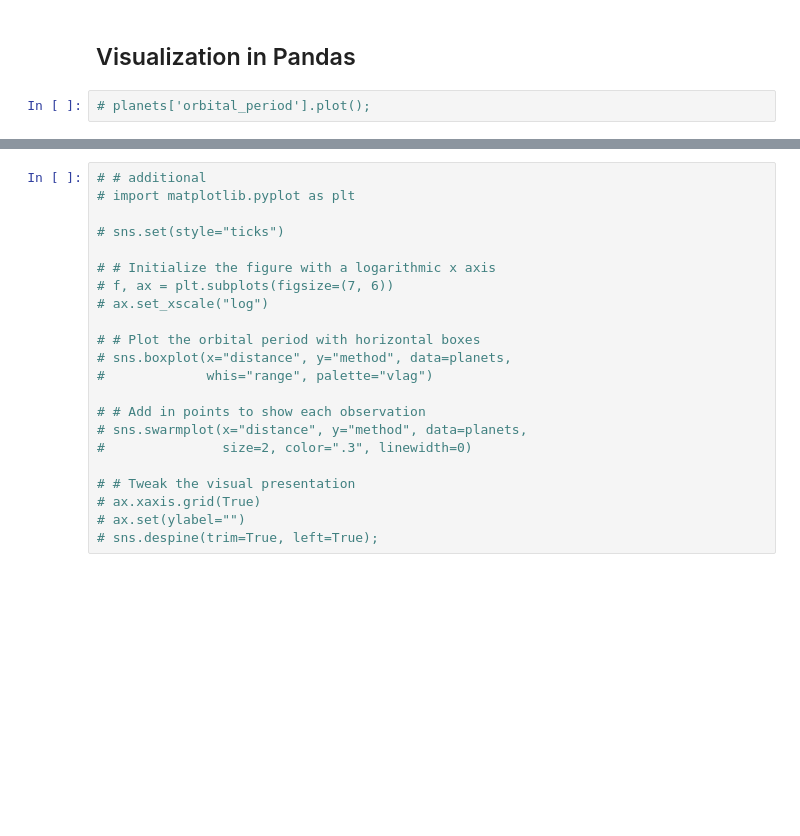
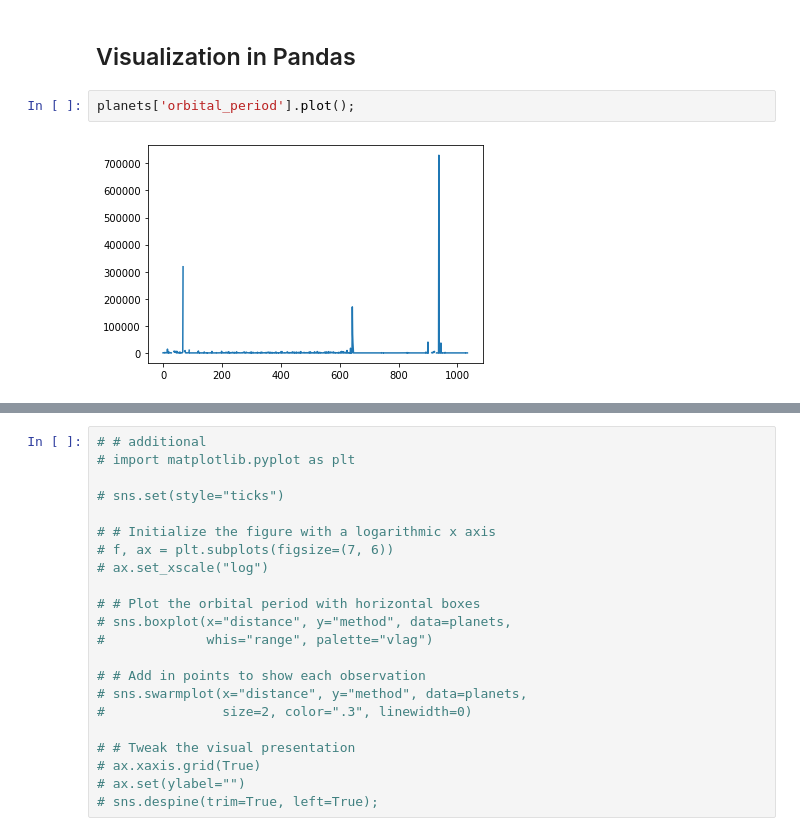
Before and after one commit to DzygaSkoryk/astronomy_python, a Jupyter notebook: Pandas/Pandas_Part2.ipynb, the cells around one changed output, grey strips where cells are left out. Drawn from its saved outputs; the diff is of its cells as text; blank space fills up the shorter version.

```diff
--- a/Pandas/Pandas_Part2.ipynb
+++ b/Pandas/Pandas_Part2.ipynb
@@ -466,5 +671,7 @@ planets
 # %% [markdown]
 ## Visualization in Pandas
 # %%
-# planets['orbital_period'].plot();
+planets['orbital_period'].plot();
+# %% [output]
+[figure, added]
 # %%
```
Also changed, not shown: parts of 29 cells of this notebook, 1 other file.
